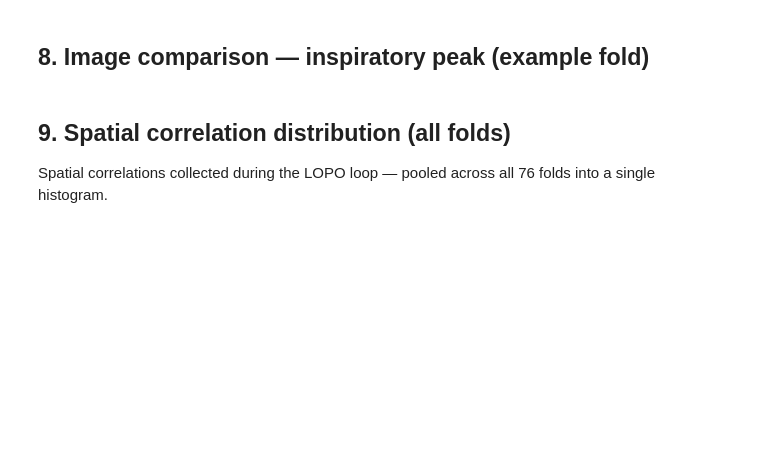
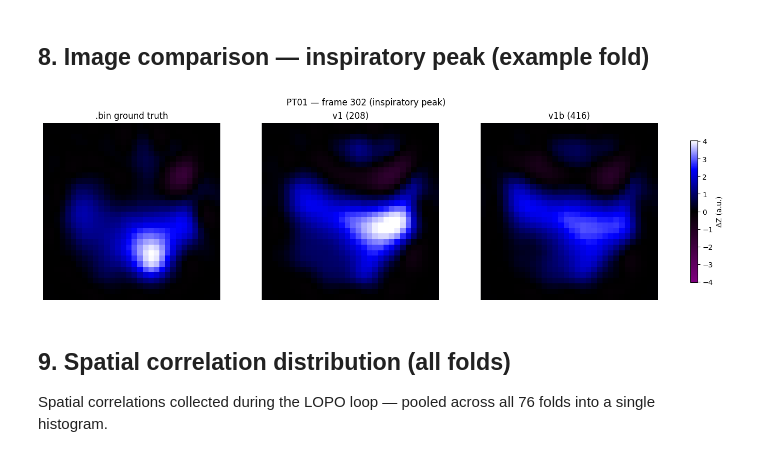
Before and after one commit to Kernel236/fastEIT, a Jupyter notebook: notebooks/04_ml_reconstruction.ipynb, the cells around one changed output. Saved outputs shown, nothing was run; the diff lists cells and outputs as text; code cells hidden in the pictures; blank space fills up the shorter version.

Commit message:
docs: ML noteboook demostrative results on 5k frame per patient.

```diff
--- a/notebooks/04_ml_reconstruction.ipynb
+++ b/notebooks/04_ml_reconstruction.ipynb
@@ -49,21 +46,31 @@ CMAP_EIT = LinearSegmentedColormap.from_list("draeger", [
     (1.00, (1.0, 1.0, 1.0)),
 ])
 
-SAMPLE_DIR = Path("/mnt/my_data/eit/npz/sample_10k")
+SAMPLE_DIR = Path("/mnt/my_data/eit/npz/sample_5k")
 METADATA_CSV = Path("/mnt/my_data/eit/recording_metadata.csv")
-N_REF = 50
+N_REF = 150
 MSE_THRESHOLD = 50
 MIN_FRAMES_WARN = 0.3  # warn if patient retains < 30% of frames after filter
 fs = 50.0
 
-# Excluded patients: unknown protocol / out-of-distribution signal / poor coupling
+# Per-recording quality filter thresholds
+REC_RETENTION_MIN = 0.60   # drop recording if < 40% frames survive MSE filter
+REC_CORR_MIN = 0.45        # drop recording if X-Y global correlation < 0.35
+
+# Excluded patients: problematic in LOPO even after per-recording filter
 EXCLUDE_PATIENTS = {
-    56,              # HIFIVE — no metadata, signal amplitude 2-5× below cohort
-    73, 74, 75, 76,  # PULSAR — no metadata, unknown protocol
-    30, 68,              # IRESP outlier — signal amplitude 2-5× above IRESP cohort
-    66,              # MASHUP — signal amplitude 5× below cohort (same as HIFIVE)
-    59,              # FLOWTRIAL — X-Y global correlation 0.35, poor electrode coupling
-    6,               # RIBS — X-Y global correlation 0.28, poor electrode coupling
+    14,              # RIBS — poor LOPO performance
+    23,
+    30,              # IRESP — low X-Y corr across all recordings
+    32,              # IRESP — R²=0.17, weak X-Y corr across most recordings
+    56,              # HIFIVE — low signal amplitude, mixed recording quality
+    59,
+    61,              # FLOWTRIAL — poor LOPO performance
+    66,              # MASHUP — X-Y corr negative/near-zero on ALL recordings
+    68,              # MASHUP — mixed recording quality, poor LOPO
+    69,              # MASHUP — low retention + out-of-distribution signal
+    75,              # PULSAR — poor LOPO performance
+    76,              # PULSAR — poor LOPO performance
 }
 # %% [markdown]
 ## 1. Load 67-patient dataset from pre-built NPZ
@@ -266,13 +361,8 @@ for test_idx in range(n_patients):
     del X_tr, Y_tr, Y_tr_sc, model, Y_pred_v1, Y_pred_v1b
     gc.collect()
 
-    if (test_idx + 1) % 10 == 0 or test_idx == 0:
-        elapsed = time.time() - t0
-        eta = elapsed / (test_idx + 1) * (n_patients - test_idx - 1)
-        print(f"  Fold {test_idx+1:2d}/{n_patients} "
-              f"(PT{test_pid:02d} {meta_by_patient[test_pid]['study']}) "
-              f"R²={results_v1b[-1]['r2']:.3f}  "
-              f"[{elapsed:.0f}s elapsed, ~{eta:.0f}s remaining]")
+    print(f"  Fold {test_idx+1:2d}/{n_patients} "
+          f"(PT{test_pid:02d} {meta_by_patient[test_pid]['study']}) "
+          f"R²={results_v1b[-1]['r2']:.3f}  ")
 
-elapsed = time.time() - t0
-print(f"\nLOPO-CV complete: {n_patients} folds in {elapsed:.0f}s")
+print(f"\nLOPO-CV complete: {n_patients} folds")
@@ -365,23 +490,25 @@ plt.show()
 # %% [markdown]
 ## 8. Image comparison — inspiratory peak (example fold)
 # %%
-peak_idx = int(np.argmax(g_true[:200]))
+peak_idx = 302
 
 img_true = ef["Y_true"][peak_idx].reshape(32, 32)
 img_v1 = ef["Y_pred_v1"][peak_idx].reshape(32, 32)
 img_v1b = ef["Y_pred_v1b"][peak_idx].reshape(32, 32)
 
 vmax = max(abs(img_true.min()), abs(img_true.max()))
 
 fig, axes = plt.subplots(1, 3, figsize=(14, 4), layout="constrained")
 for ax, img, title in zip(axes, [img_true, img_v1, img_v1b],
                            [".bin ground truth", "v1 (208)", "v1b (416)"]):
     im = ax.imshow(img, cmap=CMAP_EIT, vmin=-vmax, vmax=vmax, origin="lower")
     ax.set_title(title)
     ax.axis("off")
 fig.colorbar(im, ax=axes, shrink=0.8, label="ΔZ (a.u.)")
 fig.suptitle(f"PT{ef['patient_id']:02d} — frame {peak_idx} (inspiratory peak)", fontsize=12)
 plt.show()
+# %% [output]
+[figure, added]
 # %% [markdown]
 ## 9. Spatial correlation distribution (all folds)
 
```
Also changed, not shown: parts of 12 cells of this notebook.
